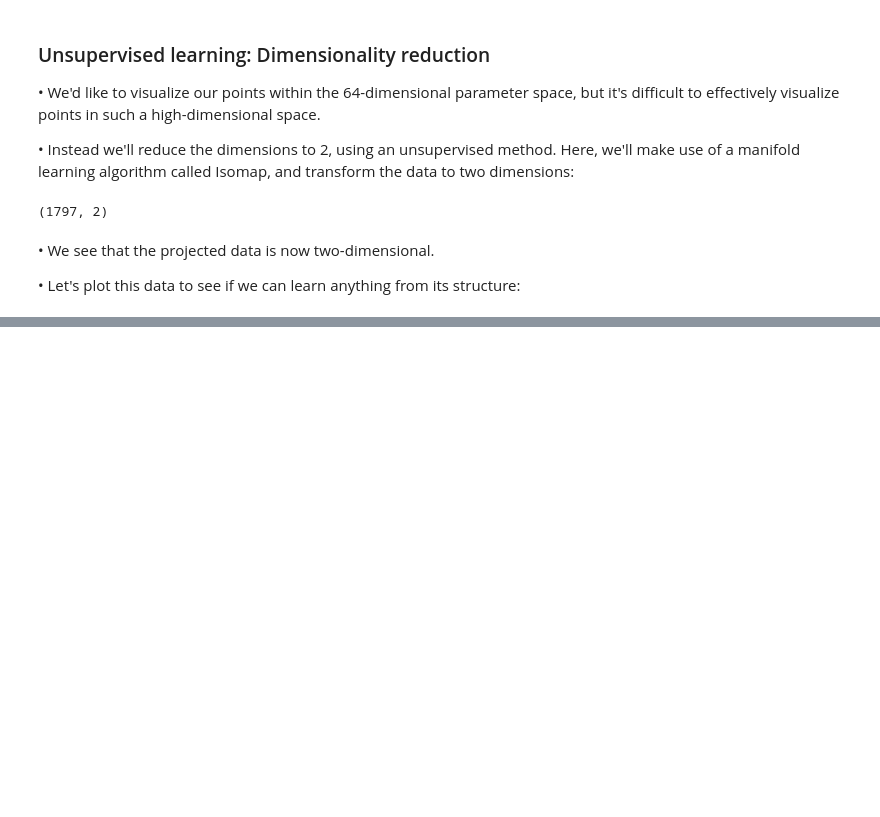
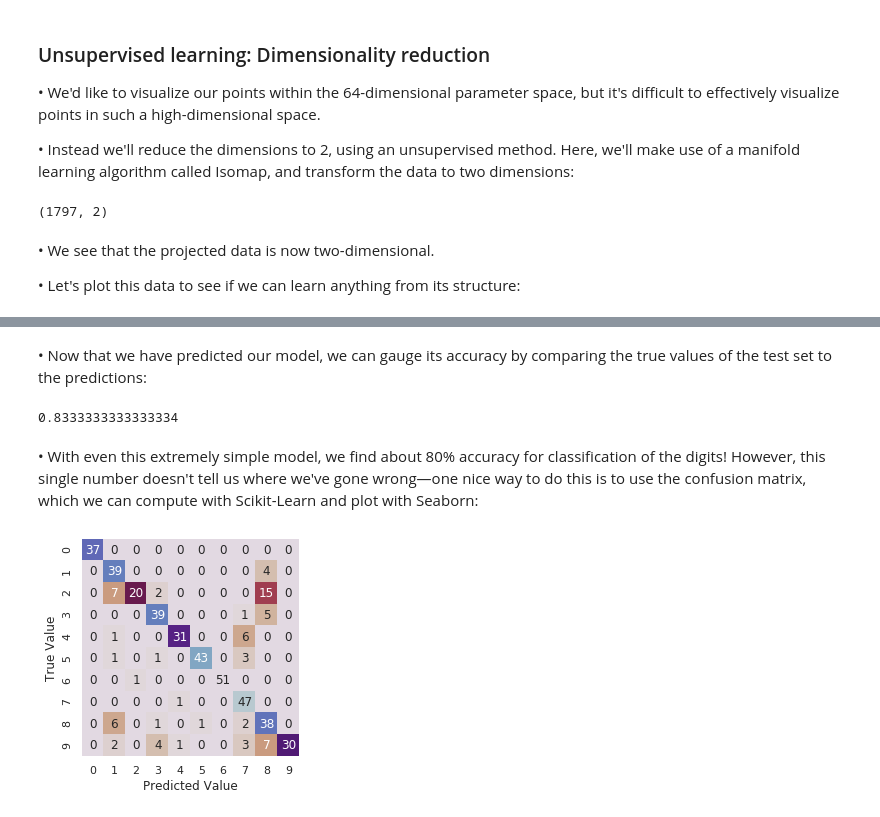
Before and after one commit to rajesh1994/python_excercise_programiz, a Jupyter notebook: python/12_scikit_learn/1. Introducing Scikit-Learn.ipynb, the cells around one changed output, grey strips where cells are left out. Cells and saved outputs as stored; diff of their text form; code cells hidden in the pictures; blank space fills up the shorter version.

Commit message:
1. Introducing Scikit-Learn.ipynb - Completed

```diff
--- a/python/12_scikit_learn/1. Introducing Scikit-Learn.ipynb
+++ b/python/12_scikit_learn/1. Introducing Scikit-Learn.ipynb
@@ -466,0 +494,26 @@ plt.clim(-0.5, 9.5);
+# %%
+Xtrain, Xtest, ytrain, ytest = train_test_split(X, y, random_state = 0)
+# %%
+from sklearn.naive_bayes import GaussianNB
+model = GaussianNB()
+model.fit(Xtrain, ytrain)
+y_model = model.predict(Xtest)
+# %% [markdown]
+• Now that we have predicted our model, we can gauge its accuracy by comparing the true values of the test set to the predictions:
+# %%
+from sklearn.metrics import accuracy_score
+accuracy_score(ytest, y_model)
+# %% [output]
+0.8333333333333334
+# %% [markdown]
+• With even this extremely simple model, we find about 80% accuracy for classification of the digits! However, this single number doesn't tell us where we've gone wrong—one nice way to do this is to use the confusion matrix, which we can compute with Scikit-Learn and plot with Seaborn:
+# %%
+from sklearn.metrics import confusion_matrix
+
+mat = confusion_matrix(ytest, y_model)
+
+sns.heatmap(mat, square=True, annot=True, cbar=False, cmap='twilight_r')
+plt.xlabel('Predicted Value')
+plt.ylabel('True Value');
+# %% [output]
+[figure, added]
```
Also changed, not shown: parts of 9 cells of this notebook.
